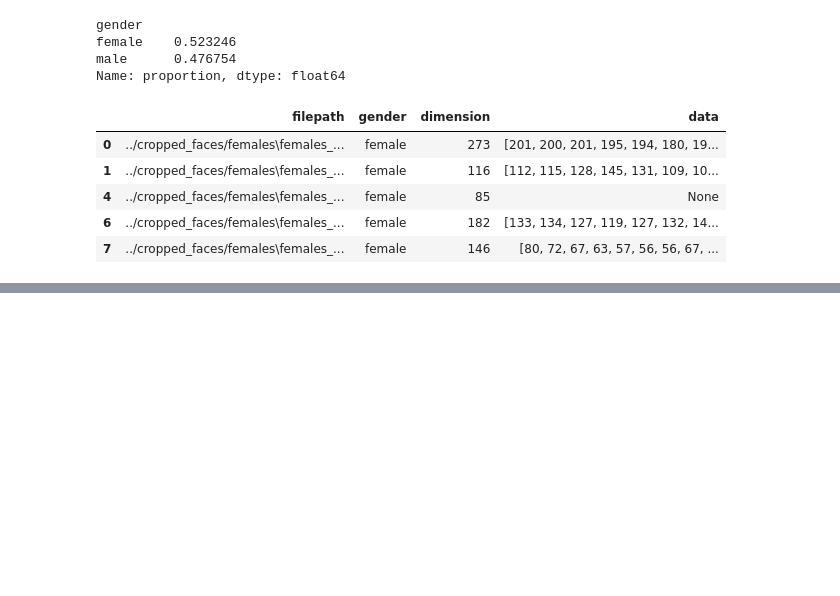
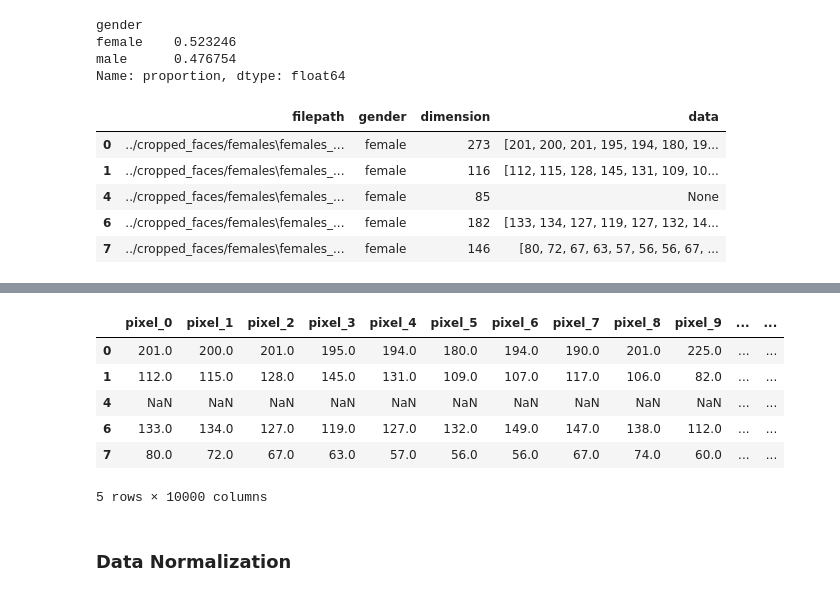
Before and after one commit to HerbertNtim/facelens_ds_ml, a Jupyter notebook: notebooks/02_GRM_data_preprocessing_EDA.ipynb, the cells around one changed output, grey strips where cells are left out. Drawn from its saved outputs; the diff is of its cells as text; code cells hidden in the pictures; blank space fills up the shorter version.

Commit message:
Add normalization of image features and save dataset to pickle file

```diff
--- a/notebooks/02_GRM_data_preprocessing_EDA.ipynb
+++ b/notebooks/02_GRM_data_preprocessing_EDA.ipynb
@@ -146,0 +160,14 @@ faces_dataframe_filter.head()
+# %%
+data.columns = [f'pixel_{i}' for i in data.columns]
+# %%
+data.head()
+# %% [output]
+|  | pixel_0 | pixel_1 | pixel_2 | pixel_3 | pixel_4 | pixel_5 | pixel_6 | pixel_7 | pixel_8 | pixel_9 | ... | ... |
+| 0 | 201.0 | 200.0 | 201.0 | 195.0 | 194.0 | 180.0 | 194.0 | 190.0 | 201.0 | 225.0 | ... | ... |
+| 1 | 112.0 | 115.0 | 128.0 | 145.0 | 131.0 | 109.0 | 107.0 | 117.0 | 106.0 | 82.0 | ... | ... |
+| 4 | NaN | NaN | NaN | NaN | NaN | NaN | NaN | NaN | NaN | NaN | ... | ... |
+| 6 | 133.0 | 134.0 | 127.0 | 119.0 | 127.0 | 132.0 | 149.0 | 147.0 | 138.0 | 112.0 | ... | ... |
+| 7 | 80.0 | 72.0 | 67.0 | 63.0 | 57.0 | 56.0 | 56.0 | 67.0 | 74.0 | 60.0 | ... | ... |
+5 rows × 10000 columns
+# %% [markdown]
+### Data Normalization
```
Also changed, not shown: parts of 14 cells of this notebook.
